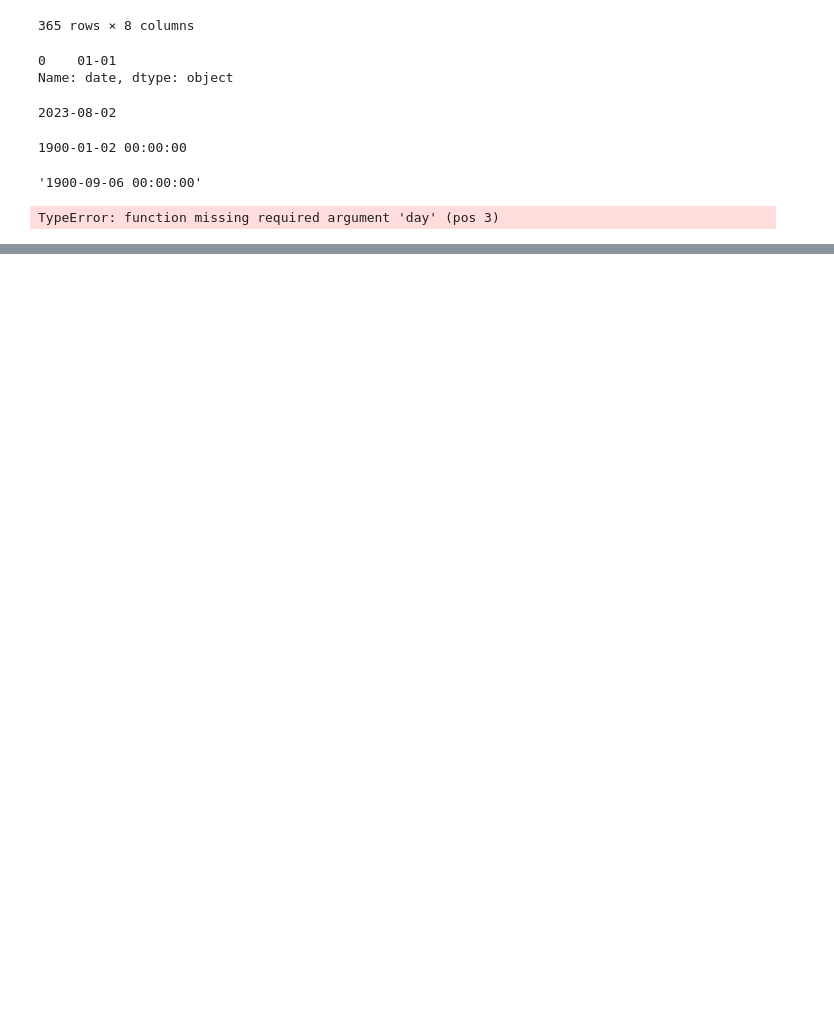
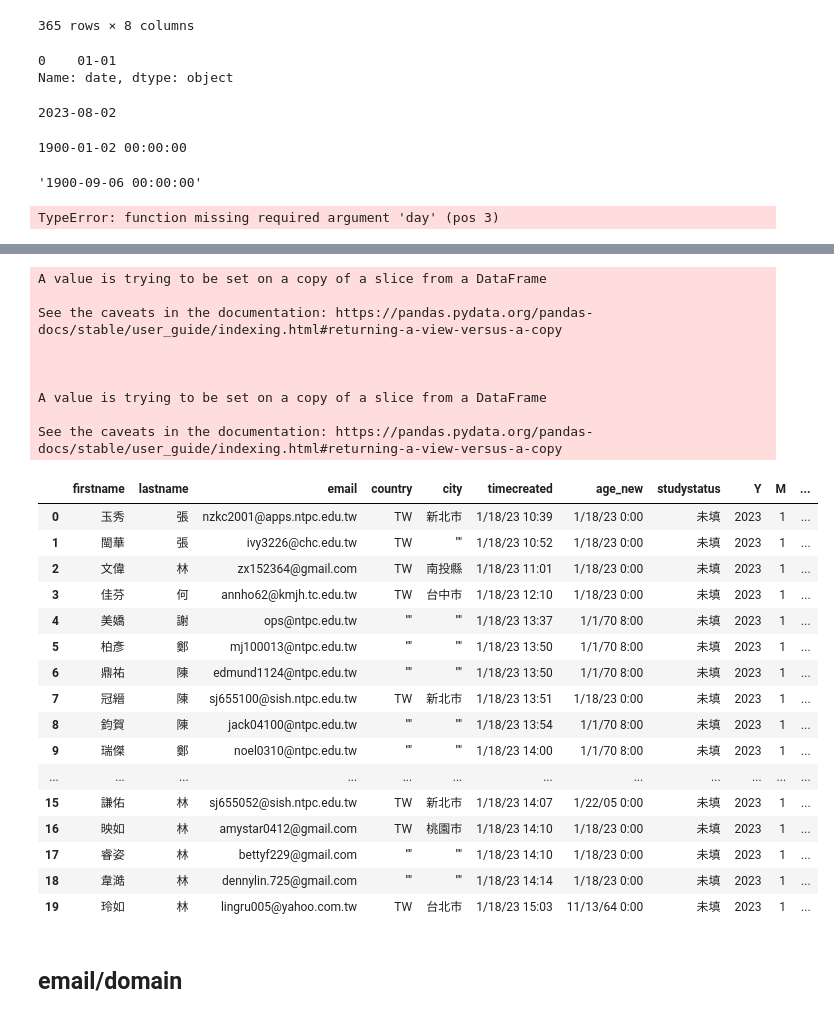
Before and after one commit to lnl1119/ewant_registration_datadashboard, a Jupyter notebook: preprocess.ipynb, the cells around one changed output, grey strips where cells are left out. Cells and saved outputs as stored; diff of their text form; code cells hidden in the pictures; blank space fills up the shorter version.

```diff
--- a/preprocess.ipynb
+++ b/preprocess.ipynb
@@ -85,0 +76,4 @@ TypeError: function missing required argument 'day' (pos 3)
+# %%
+import pandas as pd
+register20230717_df = pd.read_csv("/Users/leeliang/Desktop/dashboard_registration/registerdata20230717.csv")
+register20230717_df
@@ -85,0 +100,39 @@ TypeError: function missing required argument 'day' (pos 3)
+# %%
+# putting lastname in firstname column
+for i in range(register20230717_df.shape[0]):
+    if register20230717_df["lastname"].iloc[i] == '""':
+        new_firstname = register20230717_df["firstname"].iloc[i][1:]
+        new_lastname = register20230717_df["firstname"].iloc[i][0]
+        register20230717_df["lastname"].iloc[i] = new_lastname
+        register20230717_df["firstname"].iloc[i] = new_firstname
+
+register20230717_df.head(20)
+# %% [output]
+A value is trying to be set on a copy of a slice from a DataFrame
+
+See the caveats in the documentation: https://pandas.pydata.org/pandas-docs/stable/user_guide/indexing.html#returning-a-view-versus-a-copy
+
+
+
+A value is trying to be set on a copy of a slice from a DataFrame
+
+See the caveats in the documentation: https://pandas.pydata.org/pandas-docs/stable/user_guide/indexing.html#returning-a-view-versus-a-copy
+|  | firstname | lastname | email | country | city | timecreated | age_new | studystatus | Y | M | ... |
+| 0 | 玉秀 | 張 | nzkc2001@apps.ntpc.edu.tw | TW | 新北市 | 1/18/23 10:39 | 1/18/23 0:00 | 未填 | 2023 | 1 | ... |
+| 1 | 閩華 | 張 | ivy3226@chc.edu.tw | TW | "" | 1/18/23 10:52 | 1/18/23 0:00 | 未填 | 2023 | 1 | ... |
+| 2 | 文偉 | 林 | zx152364@gmail.com | TW | 南投縣 | 1/18/23 11:01 | 1/18/23 0:00 | 未填 | 2023 | 1 | ... |
+| 3 | 佳芬 | 何 | annho62@kmjh.tc.edu.tw | TW | 台中市 | 1/18/23 12:10 | 1/18/23 0:00 | 未填 | 2023 | 1 | ... |
+| 4 | 美嬌 | 謝 | ops@ntpc.edu.tw | "" | "" | 1/18/23 13:37 | 1/1/70 8:00 | 未填 | 2023 | 1 | ... |
+| 5 | 柏彥 | 鄭 | mj100013@ntpc.edu.tw | "" | "" | 1/18/23 13:50 | 1/1/70 8:00 | 未填 | 2023 | 1 | ... |
+| 6 | 鼎祐 | 陳 | edmund1124@ntpc.edu.tw | "" | "" | 1/18/23 13:50 | 1/1/70 8:00 | 未填 | 2023 | 1 | ... |
+| 7 | 冠縉 | 陳 | sj655100@sish.ntpc.edu.tw | TW | 新北市 | 1/18/23 13:51 | 1/18/23 0:00 | 未填 | 2023 | 1 | ... |
+| 8 | 鈞賀 | 陳 | jack04100@ntpc.edu.tw | "" | "" | 1/18/23 13:54 | 1/1/70 8:00 | 未填 | 2023 | 1 | ... |
+| 9 | 瑞傑 | 鄭 | noel0310@ntpc.edu.tw | "" | "" | 1/18/23 14:00 | 1/1/70 8:00 | 未填 | 2023 | 1 | ... |
+| ... | ... | ... | ... | ... | ... | ... | ... | ... | ... | ... | ... |
+| 15 | 謙佑 | 林 | sj655052@sish.ntpc.edu.tw | TW | 新北市 | 1/18/23 14:07 | 1/22/05 0:00 | 未填 | 2023 | 1 | ... |
+| 16 | 映如 | 林 | amystar0412@gmail.com | TW | 桃園市 | 1/18/23 14:10 | 1/18/23 0:00 | 未填 | 2023 | 1 | ... |
+| 17 | 睿姿 | 林 | bettyf229@gmail.com | "" | "" | 1/18/23 14:10 | 1/18/23 0:00 | 未填 | 2023 | 1 | ... |
+| 18 | 韋澔 | 林 | dennylin.725@gmail.com | "" | "" | 1/18/23 14:14 | 1/18/23 0:00 | 未填 | 2023 | 1 | ... |
+| 19 | 玲如 | 林 | lingru005@yahoo.com.tw | TW | 台北市 | 1/18/23 15:03 | 11/13/64 0:00 | 未填 | 2023 | 1 | ... |
+# %% [markdown]
+## email/domain
```
Also changed, not shown: parts of 13 cells of this notebook, 6 other files.
